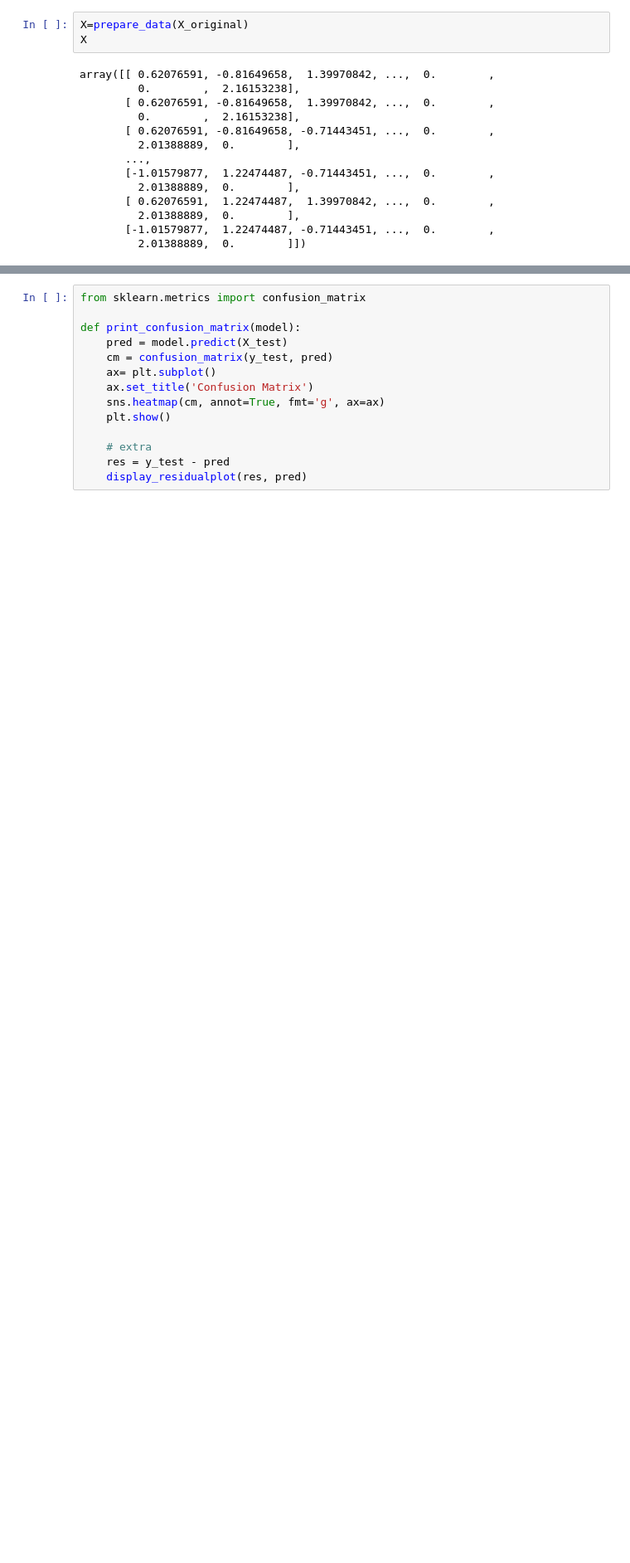
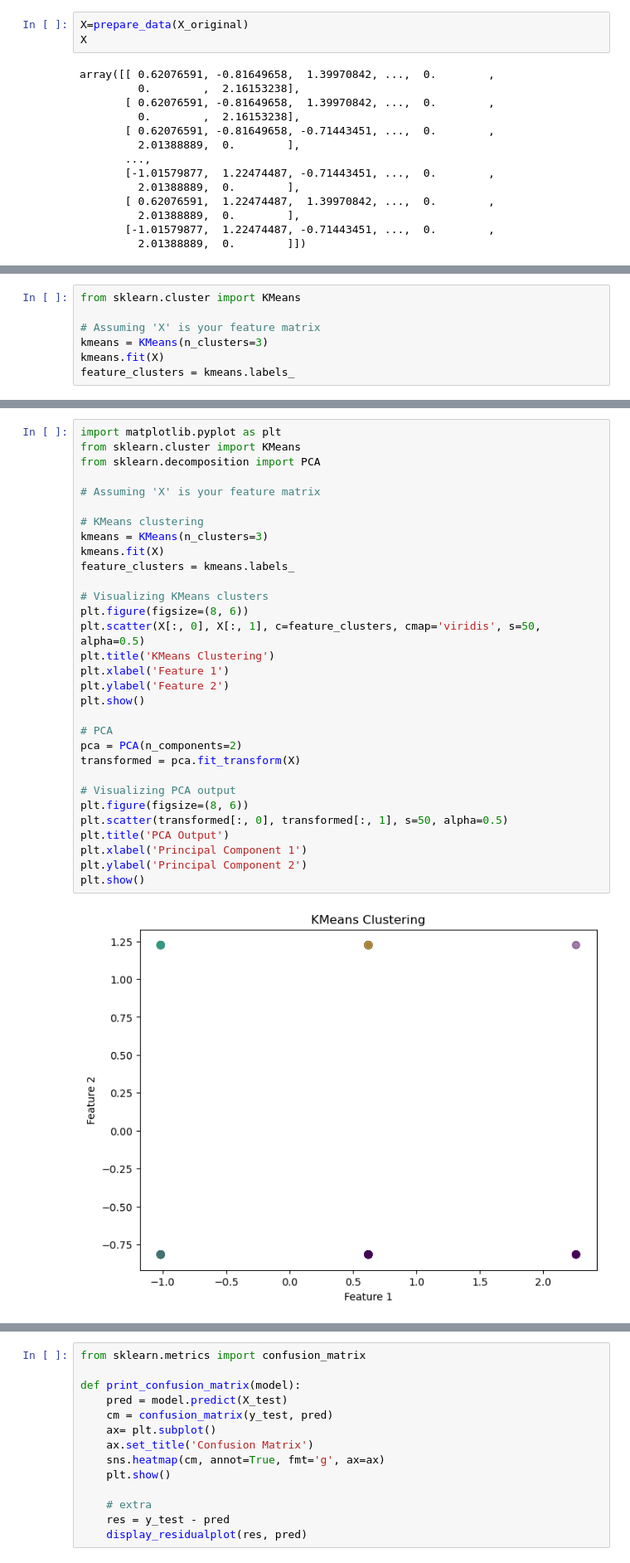
Before and after one commit to Fera13/ML-Project-Obesity-Classifier, a Jupyter notebook: ML_Project.ipynb, the cells around one changed output, grey strips where cells are left out. Shown at 83% size. Saved outputs shown, nothing was run; the diff lists cells and outputs as text; blank space fills up the shorter version.

```diff
--- a/ML_Project.ipynb
+++ b/ML_Project.ipynb
@@ -381,0 +395,7 @@ Test y dataset shape (29,)
+# %%
+from sklearn.cluster import KMeans
+
+# Assuming 'X' is your feature matrix
+kmeans = KMeans(n_clusters=3)
+kmeans.fit(X)
+feature_clusters = kmeans.labels_
@@ -381,0 +406,33 @@ Test y dataset shape (29,)
+# %%
+import matplotlib.pyplot as plt
+from sklearn.cluster import KMeans
+from sklearn.decomposition import PCA
+
+# Assuming 'X' is your feature matrix
+
+# KMeans clustering
+kmeans = KMeans(n_clusters=3)
+kmeans.fit(X)
+feature_clusters = kmeans.labels_
+
+# Visualizing KMeans clusters
+plt.figure(figsize=(8, 6))
+plt.scatter(X[:, 0], X[:, 1], c=feature_clusters, cmap='viridis', s=50, alpha=0.5)
+plt.title('KMeans Clustering')
+plt.xlabel('Feature 1')
+plt.ylabel('Feature 2')
+plt.show()
+
+# PCA
+pca = PCA(n_components=2)
+transformed = pca.fit_transform(X)
+
+# Visualizing PCA output
+plt.figure(figsize=(8, 6))
+plt.scatter(transformed[:, 0], transformed[:, 1], s=50, alpha=0.5)
+plt.title('PCA Output')
+plt.xlabel('Principal Component 1')
+plt.ylabel('Principal Component 2')
+plt.show()
+# %% [output]
+[figure, added]
```
Also changed, not shown: parts of 23 cells of this notebook.
